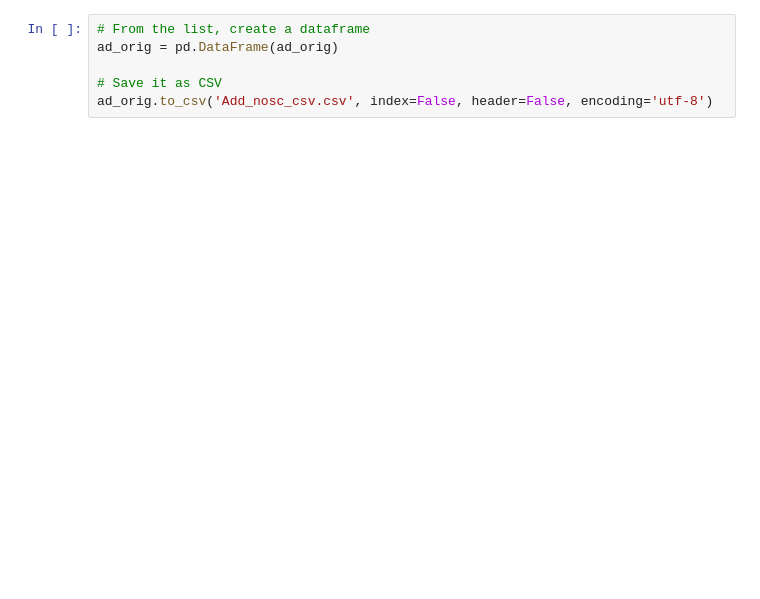
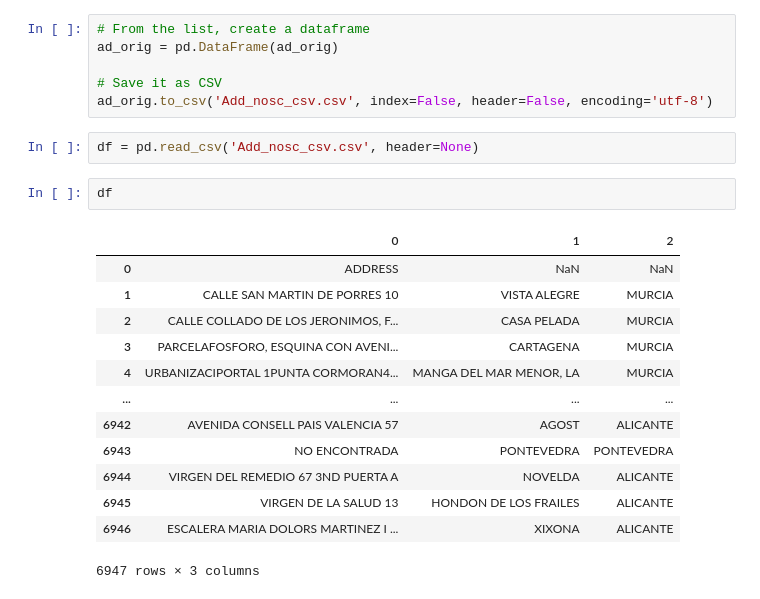
Before and after one commit to adrianmarino19/impact-project, a Jupyter notebook: test.ipynb, the cells around one changed output. Drawn from its saved outputs; the diff is of its cells as text; blank space fills up the shorter version.

```diff
--- a/test.ipynb
+++ b/test.ipynb
@@ -42,3 +63,21 @@ ad_orig = pd.DataFrame(ad_orig)
 
 # Save it as CSV
 ad_orig.to_csv('Add_nosc_csv.csv', index=False, header=False, encoding='utf-8')
+# %%
+df = pd.read_csv('Add_nosc_csv.csv', header=None)
+# %%
+df
+# %% [output]
+|  | 0 | 1 | 2 |
+| 0 | ADDRESS | NaN | NaN |
+| 1 | CALLE SAN MARTIN DE PORRES 10 | VISTA ALEGRE | MURCIA |
+| 2 | CALLE COLLADO DE LOS JERONIMOS, F... | CASA PELADA | MURCIA |
+| 3 | PARCELAFOSFORO, ESQUINA CON AVENI... | CARTAGENA | MURCIA |
+| 4 | URBANIZACIPORTAL 1PUNTA CORMORAN4... | MANGA DEL MAR MENOR, LA | MURCIA |
+| ... | ... | ... | ... |
+| 6942 | AVENIDA CONSELL PAIS VALENCIA 57 | AGOST | ALICANTE |
+| 6943 | NO ENCONTRADA | PONTEVEDRA | PONTEVEDRA |
+| 6944 | VIRGEN DEL REMEDIO 67 3ND PUERTA A | NOVELDA | ALICANTE |
+| 6945 | VIRGEN DE LA SALUD 13 | HONDON DE LOS FRAILES | ALICANTE |
+| 6946 | ESCALERA MARIA DOLORS MARTINEZ I ... | XIXONA | ALICANTE |
+6947 rows × 3 columns
```
Also changed, not shown: parts of 3 cells of this notebook, 1 other file.
